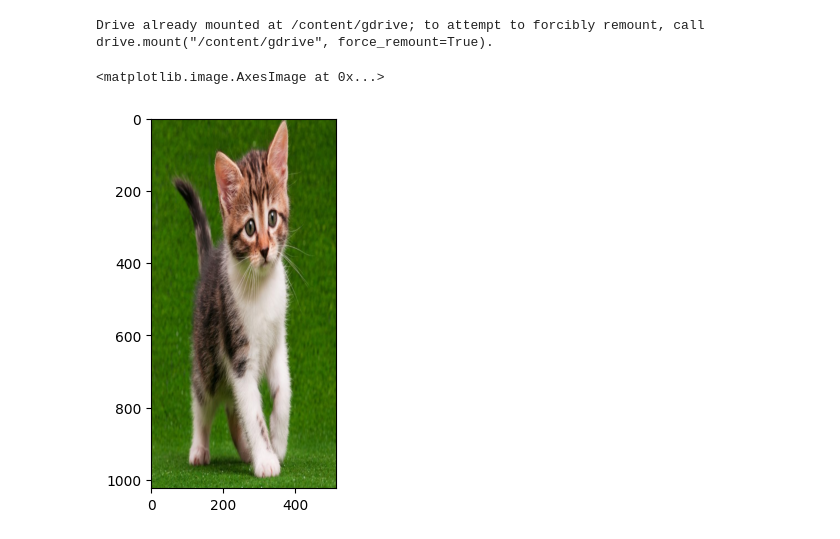
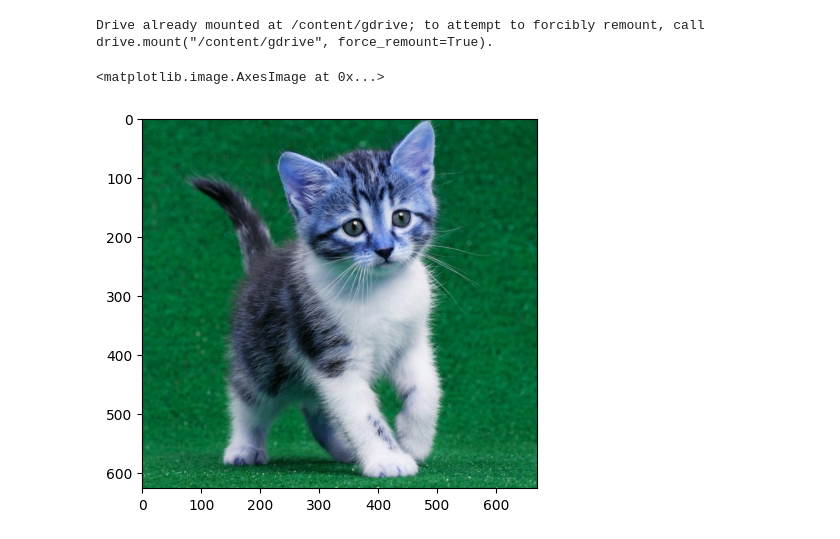
Before and after one commit to AtabikM1/PCVK25_3F_05, a Jupyter notebook: Week2.ipynb, the cells around one changed output. Saved outputs shown, nothing was run; the diff lists cells and outputs as text; code cells hidden in the pictures.

```diff
--- a/Week2.ipynb
+++ b/Week2.ipynb
@@ -3,29 +3,18 @@
 # %%
 from google.colab import drive
 
 #accessing My Google Drive
 drive.mount('/content/gdrive')
 import cv2 as cv
 from google.colab.patches import cv2_imshow
 from skimage import io
 import matplotlib.pyplot as plt
 import numpy as np
 
 
-img_path = '/content/gdrive/MyDrive/PCVK_MM/Images/kitten01.jpg'
+img = cv.imread('/content/gdrive/MyDrive/PCVK_MM/Images/kitten01.jpg')
 plt.imshow(img)
-
-img2 = img
-img3 = cv.cvtColor(img,cv.COLOR_BGR2RGB)
-plt.imshow(img3)
-
-img_gray = cv.imread(img_path, cv.IMREAD_GRAYSCALE)
-plt.imshow(img_gray, cmap="gray")
-plt.imshow(img_gray, cmap='magma')
-
-img4 = cv.resize(img3,(512,1024))
-plt.imshow(img4)
 # %% [output]
 Drive already mounted at /content/gdrive; to attempt to forcibly remount, call drive.mount("/content/gdrive", force_remount=True).
 <matplotlib.image.AxesImage at 0x...>
-[figure, old version]
+[figure, new version]
```
Also changed, not shown: parts of 17 cells of this notebook.
